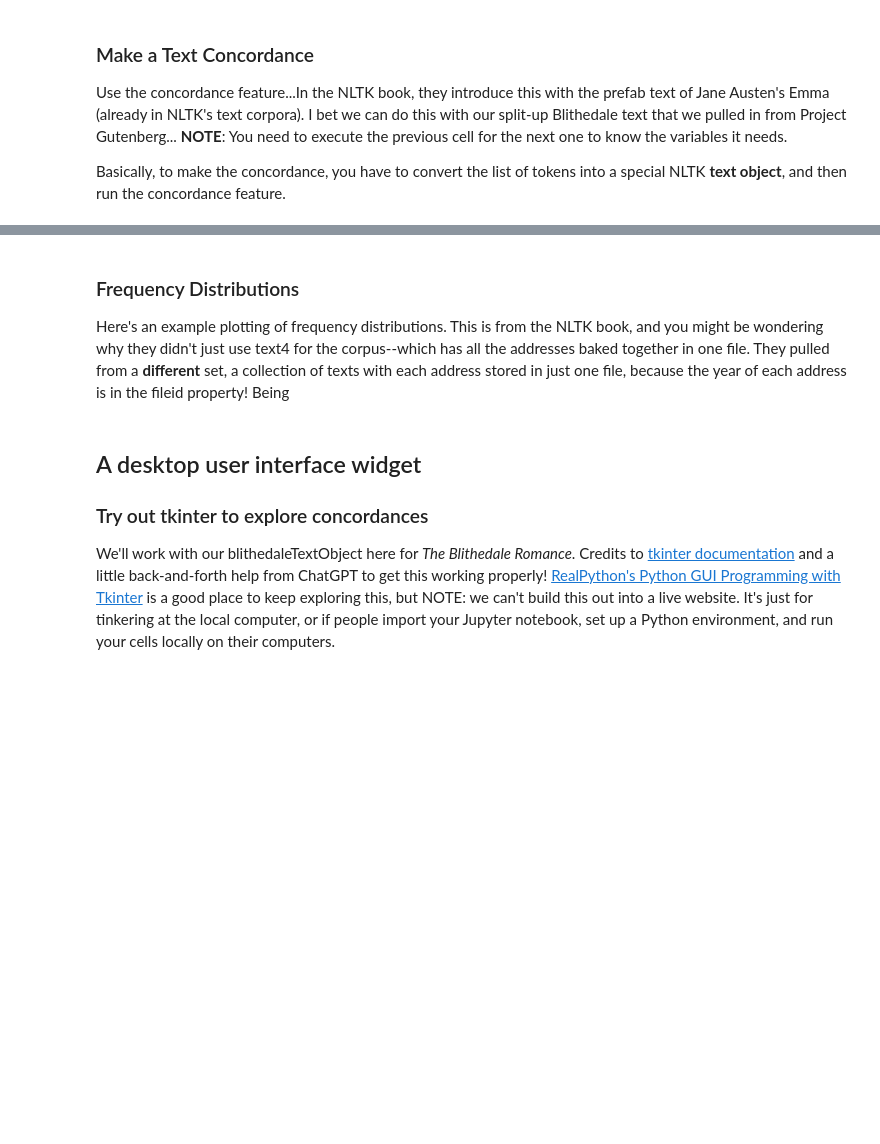
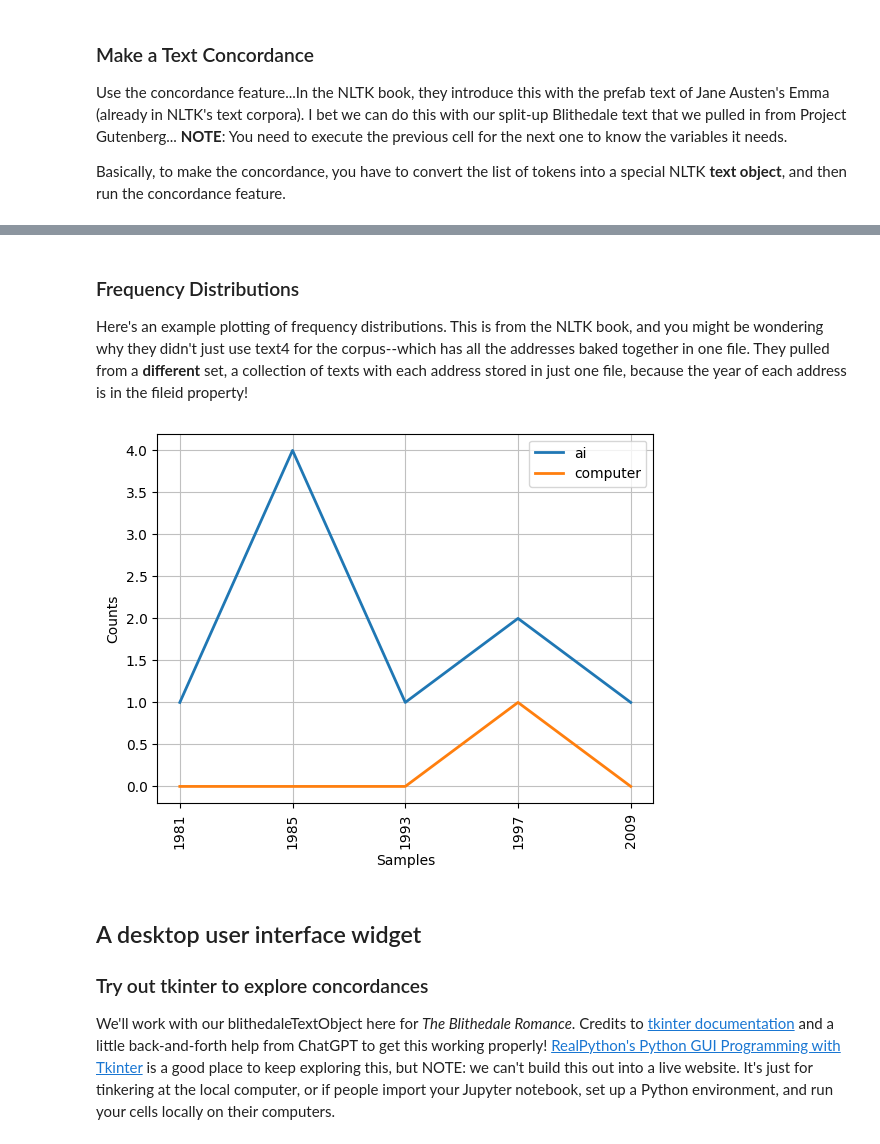
Before and after one commit to newtfire/textAnalysis-Hub, a Jupyter notebook: Class-Examples/Python/Exploring-NLTK.ipynb, the cells around one changed output, grey strips where cells are left out. Drawn from its saved outputs; the diff is of its cells as text; code cells hidden in the pictures; blank space fills up the shorter version.

```diff
--- a/Class-Examples/Python/Exploring-NLTK.ipynb
+++ b/Class-Examples/Python/Exploring-NLTK.ipynb
@@ -175,18 +262,20 @@ print(f"concordance = {concordance}")
 # %% [markdown]
 ### Frequency Distributions
-Here's an example plotting of frequency distributions. This is from the NLTK book, and you might be wondering why they didn't just use text4 for the corpus--which has all the addresses baked together in one file. They pulled from a **different** set, a collection of texts with each address stored in just one file, because the year of each address is in the fileid property! Being
+Here's an example plotting of frequency distributions. This is from the NLTK book, and you might be wondering why they didn't just use text4 for the corpus--which has all the addresses baked together in one file. They pulled from a **different** set, a collection of texts with each address stored in just one file, because the year of each address is in the fileid property!
 # %%
 from nltk.corpus import inaugural
 inaugural.fileids()
 cfd = nltk.ConditionalFreqDist(
     (target,fileid[:4])
     for fileid in inaugural.fileids()
-    if fileid[:4] > "1990"
+    if "2010" > fileid[:4] > "1980"
     for w in inaugural.words(fileid)
-    for target in ['america', 'citizen']
-    if w.lower().startswith(target))
+        for target in ['ai', 'computer']
+        if w.lower().startswith(target))
 cfd.plot()
 plt.show()
+# %% [output]
+[figure, added]
 # %% [markdown]
 ## A desktop user interface widget
 ### Try out tkinter to explore concordances
```
Also changed, not shown: parts of 11 cells of this notebook.
